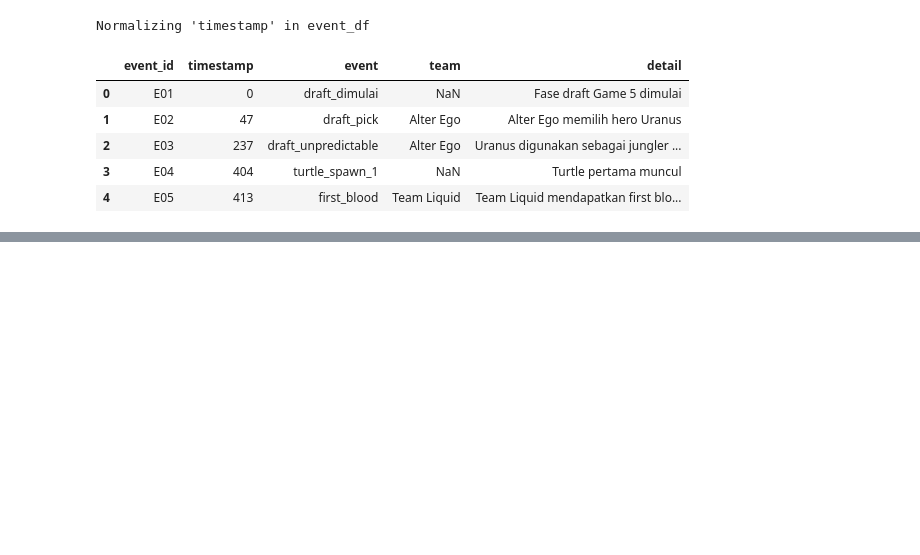
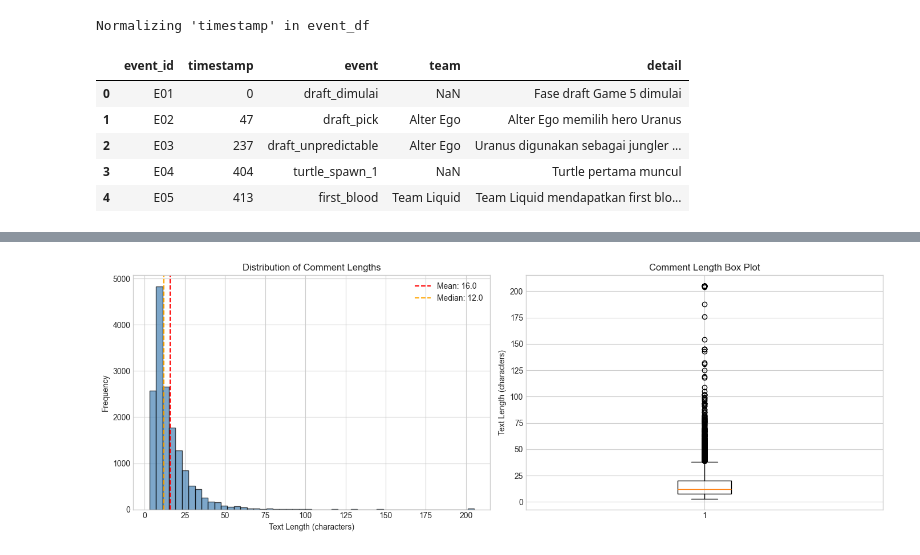
Before and after one commit to hafizardd/aetplh-game5-analysis, a Jupyter notebook: notebooks/sentiment.ipynb, the cells around one changed output, grey strips where cells are left out. Drawn from its saved outputs; the diff is of its cells as text; code cells hidden in the pictures; blank space fills up the shorter version.

```diff
--- a/notebooks/sentiment.ipynb
+++ b/notebooks/sentiment.ipynb
@@ -222,0 +96,5 @@ E22        highlight_replay          minor           693
+# %%
+# drop rows with missing rows
+print(f"Before dropping NA: {normalized_df.shape}")
+normalized_df.dropna(axis=0, inplace=True)
+print(f"After dropping NA: {normalized_df.shape}")
@@ -222,0 +418,22 @@ E22        highlight_replay          minor           693
+# %%
+# Text length distribution
+fig, axes = plt.subplots(1, 2, figsize=(14, 5))
+
+# Histogram
+axes[0].hist(normalized_df['text_length'], bins=50, edgecolor='black', alpha=0.7, color='steelblue')
+axes[0].axvline(x=normalized_df['text_length'].mean(), color='red', linestyle='--', label=f"Mean: {normalized_df['text_length'].mean():.1f}")
+axes[0].axvline(x=normalized_df['text_length'].median(), color='orange', linestyle='--', label=f"Median: {normalized_df['text_length'].median():.1f}")
+axes[0].set_xlabel('Text Length (characters)')
+axes[0].set_ylabel('Frequency')
+axes[0].set_title('Distribution of Comment Lengths')
+axes[0].legend()
+
+# Box plot
+axes[1].boxplot(normalized_df['text_length'], vert=True)
+axes[1].set_ylabel('Text Length (characters)')
+axes[1].set_title('Comment Length Box Plot')
+
+plt.tight_layout()
+plt.show()
+# %% [output]
+[figure, added]
```
Also changed, not shown: parts of 45 cells of this notebook, 4 other files.
